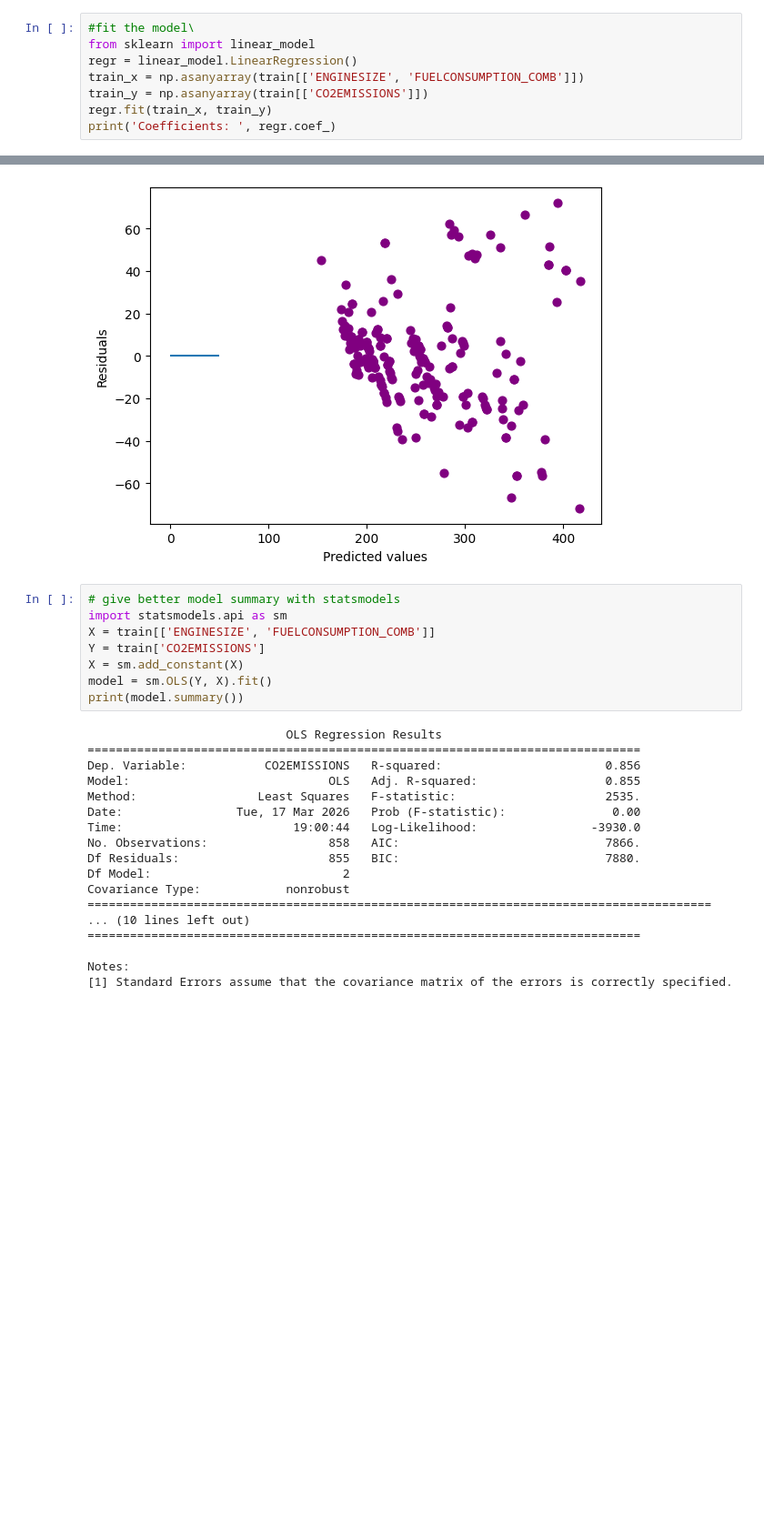
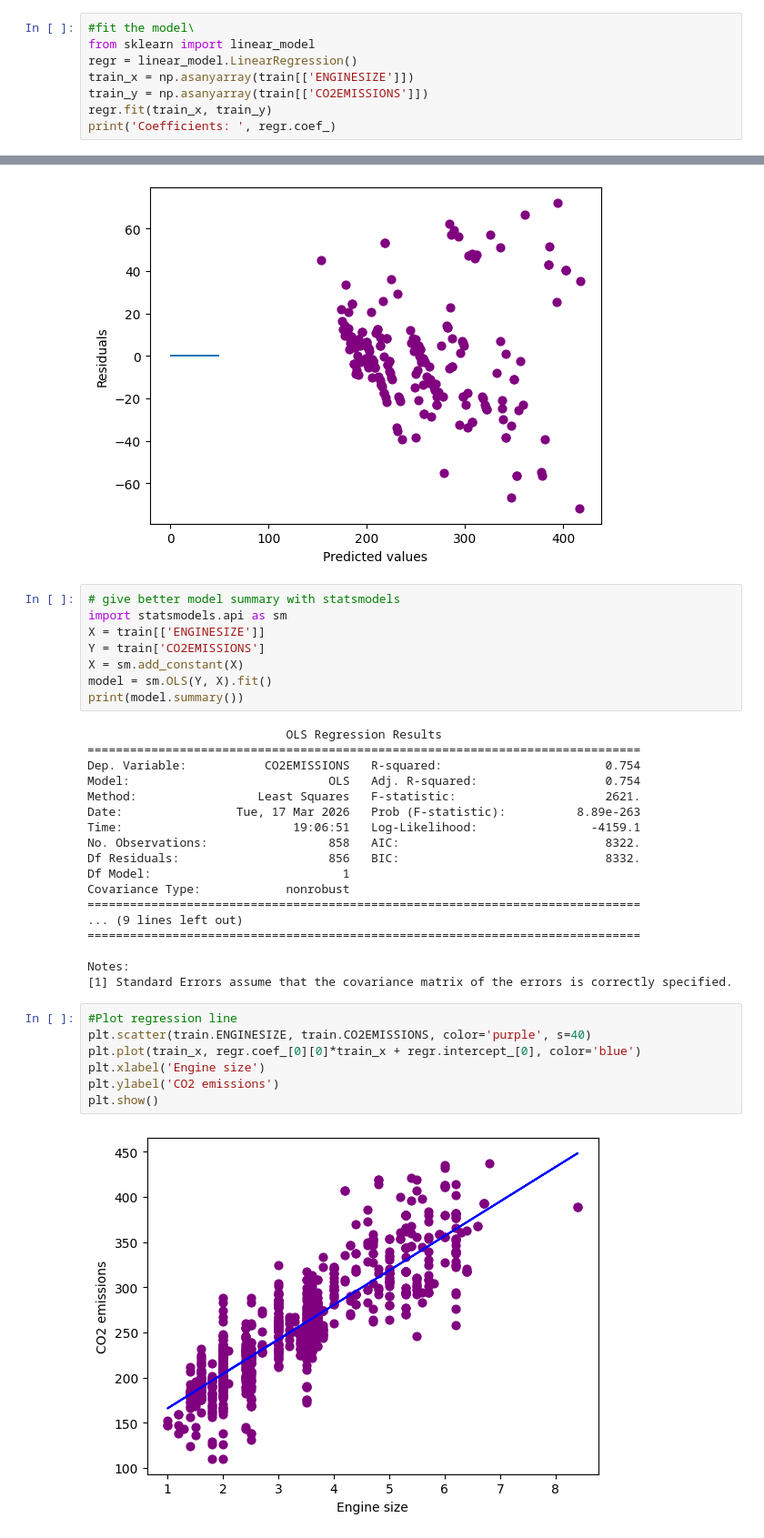
Before and after one commit to VAL-Jerono/Fuel_Linear_Model, a Jupyter notebook: Fuel.ipynb, the cells around one changed output, grey strips where cells are left out. Shown at 91% size. Cells and saved outputs as stored; diff of their text form; blank space fills up the shorter version.

```diff
--- a/Fuel.ipynb
+++ b/Fuel.ipynb
@@ -136,7 +140,7 @@ print(test.shape)
 #fit the model\
 from sklearn import linear_model
 regr = linear_model.LinearRegression()
-train_x = np.asanyarray(train[['ENGINESIZE', 'FUELCONSUMPTION_COMB']])
+train_x = np.asanyarray(train[['ENGINESIZE']])
 train_y = np.asanyarray(train[['CO2EMISSIONS']])
 regr.fit(train_x, train_y)
 print('Coefficients: ', regr.coef_)
@@ -179,7 +183,7 @@ Text(0, 0.5, 'Residuals')
 # %%
 # give better model summary with statsmodels
 import statsmodels.api as sm
-X = train[['ENGINESIZE', 'FUELCONSUMPTION_COMB']]
+X = train[['ENGINESIZE']]
 Y = train['CO2EMISSIONS']
 X = sm.add_constant(X)
 model = sm.OLS(Y, X).fit()
@@ -187,18 +191,27 @@ print(model.summary())
 # %% [output]
                             OLS Regression Results
 ==============================================================================
-Dep. Variable:           CO2EMISSIONS   R-squared:                       0.856
-Model:                            OLS   Adj. R-squared:                  0.855
-Method:                 Least Squares   F-statistic:                     2535.
-Date:                Tue, 17 Mar 2026   Prob (F-statistic):               0.00
-Time:                        19:00:44   Log-Likelihood:                -3930.0
-No. Observations:                 858   AIC:                             7866.
-Df Residuals:                     855   BIC:                             7880.
-Df Model:                           2
+Dep. Variable:           CO2EMISSIONS   R-squared:                       0.754
+Model:                            OLS   Adj. R-squared:                  0.754
+Method:                 Least Squares   F-statistic:                     2621.
+Date:                Tue, 17 Mar 2026   Prob (F-statistic):          8.89e-263
+Time:                        19:06:51   Log-Likelihood:                -4159.1
+No. Observations:                 858   AIC:                             8322.
+Df Residuals:                     856   BIC:                             8332.
+Df Model:                           1
 Covariance Type:            nonrobust
-========================================================================================
-... (10 lines left out)
+==============================================================================
+... (9 lines left out)
 ==============================================================================
 
 Notes:
 [1] Standard Errors assume that the covariance matrix of the errors is correctly specified.
+# %%
+#Plot regression line
+plt.scatter(train.ENGINESIZE, train.CO2EMISSIONS, color='purple', s=40)
+plt.plot(train_x, regr.coef_[0][0]*train_x + regr.intercept_[0], color='blue')
+plt.xlabel('Engine size')
+plt.ylabel('CO2 emissions')
+plt.show()
+# %% [output]
+[figure, added]
```
Also changed, not shown: parts of 18 cells of this notebook.
